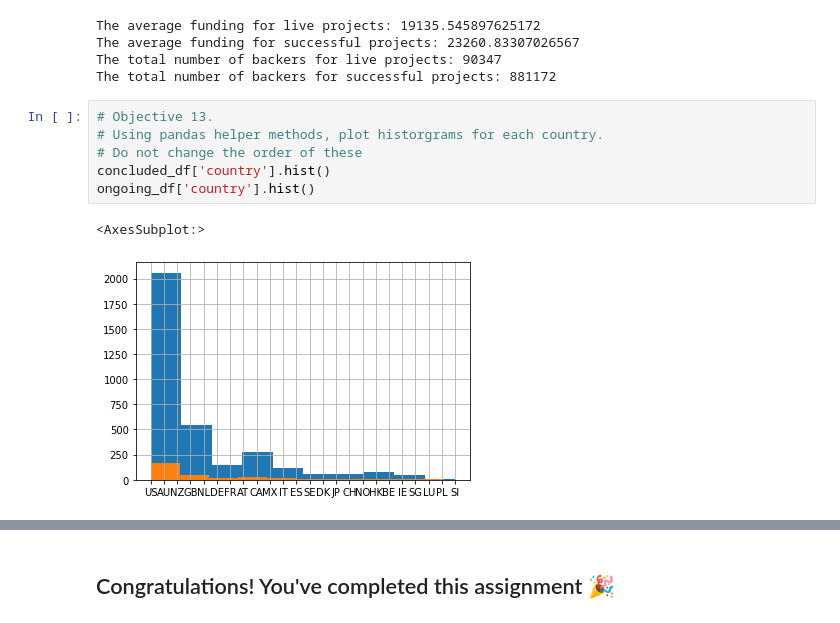
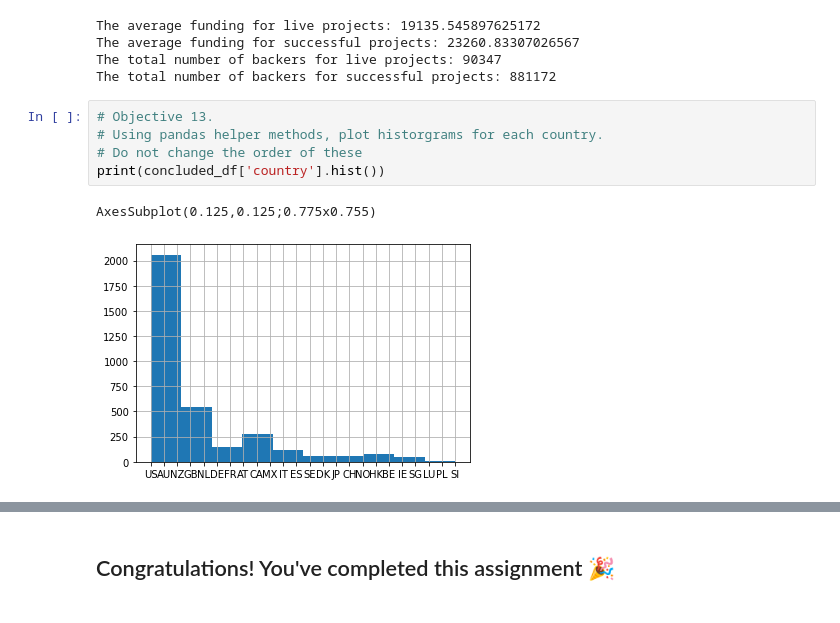
Before and after one commit to monaalomari99/Coding-Checkpoint-1---Working-with-Pandas, a Jupyter notebook: assignment_w2_c1_template.ipynb, the cells around one changed output, grey strips where cells are left out. Saved outputs shown, nothing was run; the diff lists cells and outputs as text.

Commit message:
after edit on histogram

```diff
--- a/assignment_w2_c1_template.ipynb
+++ b/assignment_w2_c1_template.ipynb
@@ -188,9 +188,8 @@ The total number of backers for successful projects: 881172
 # %%
 # Objective 13.
 # Using pandas helper methods, plot historgrams for each country.
 # Do not change the order of these
-concluded_df['country'].hist()
-ongoing_df['country'].hist()
+print(concluded_df['country'].hist())
 # %% [output]
-<AxesSubplot:>
+AxesSubplot(0.125,0.125;0.775x0.755)
-[figure, old version]
+[figure, new version]
```
Also changed, not shown: parts of 1 cell of this notebook, 1 other file.
